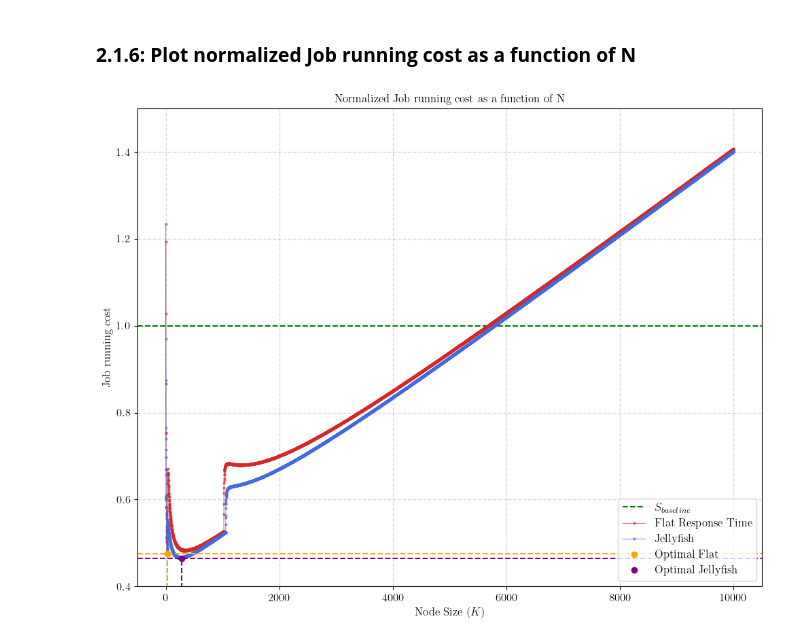
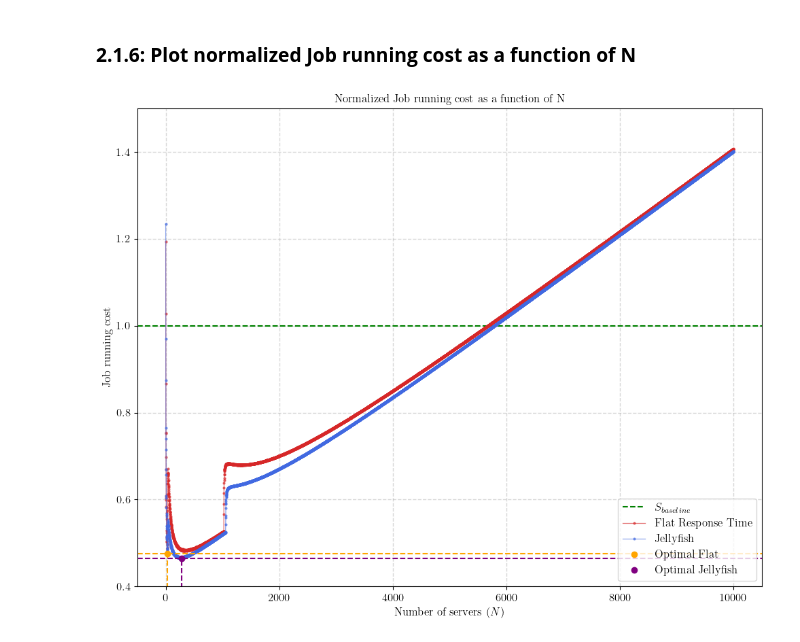
Before and after one commit to msancor/NBD-HW1, a Jupyter notebook: ch1.ipynb, the cells around one changed output. Drawn from its saved outputs; the diff is of its cells as text; code cells hidden in the pictures.

```diff
--- a/ch1.ipynb
+++ b/ch1.ipynb
@@ -559,32 +559,32 @@ plt.plot(range(1,N+1), S_normalized, '.-', color='tab:red', markersize=4, linewi
 
 #Plot the point for the Jellyfish normalized value
 plt.plot(range(1,N+1), S_jelly_normalized, '.-', color='royalblue', markersize=4, linewidth=0.9, alpha=0.6, label='Jellyfish')
 
 # Mark specific points on the plot with dashed lines and markers
 plt.plot([opt_value_fat], [min(S_normalized)], 'o', color= "orange", markersize=6, label='Optimal Flat') # Optimal Flat point
 plt.plot([opt_value_fat, opt_value_fat], [0, min(S_normalized)], color="orange", linestyle="--")
 plt.axhline(y=min(S_normalized), color="orange", linestyle="--")
 
 
 plt.plot([opt_value_jelly], [min(S_jelly_normalized)], 'o', color= "purple", markersize=6, label='Optimal Jellyfish') # Optimal Jellyfish point
 plt.plot([opt_value_jelly, opt_value_jelly], [0, min(S_jelly_normalized)], color="purple", linestyle="--")
 plt.axhline(y=min(S_jelly_normalized), color="purple", linestyle="--")
 
 #Title, label and grid
 plt.title("Normalized Job running cost as a function of N")
-plt.xlabel("Node Size ($K$)")
+plt.xlabel("Number of servers ($N$)")
 plt.ylabel("Job running cost")
 plt.grid(alpha=0.5, linestyle='--', linewidth=1)
 plt.ylim(0.4, 1.5)
 
 #Legend
 plt.legend(loc='lower right')
 
 #Show plot
 #plt.show()
 plt.tight_layout()
 
 #Here we save the plot
 plt.savefig("plots/normalized_job_cost.png", dpi=300)
 # %% [output]
-[figure, old version]
+[figure, new version]
```
Also changed, not shown: parts of 1 cell of this notebook, 2 other files.
